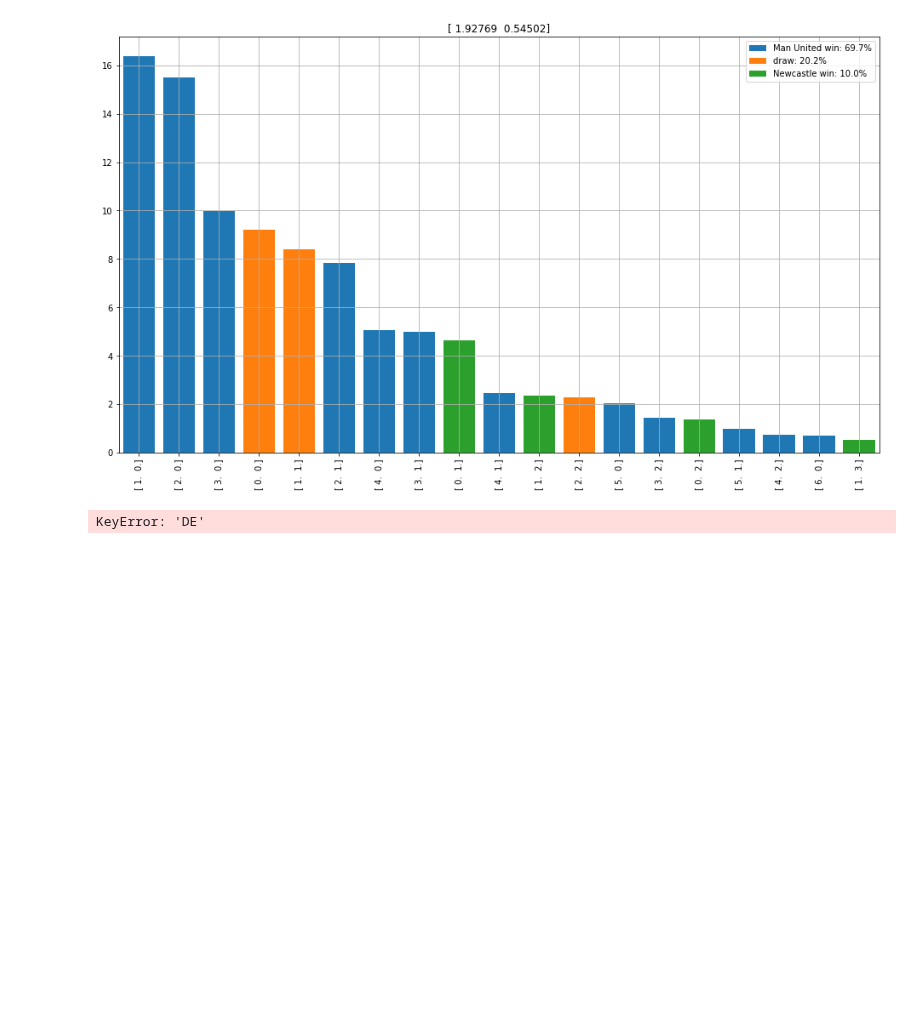
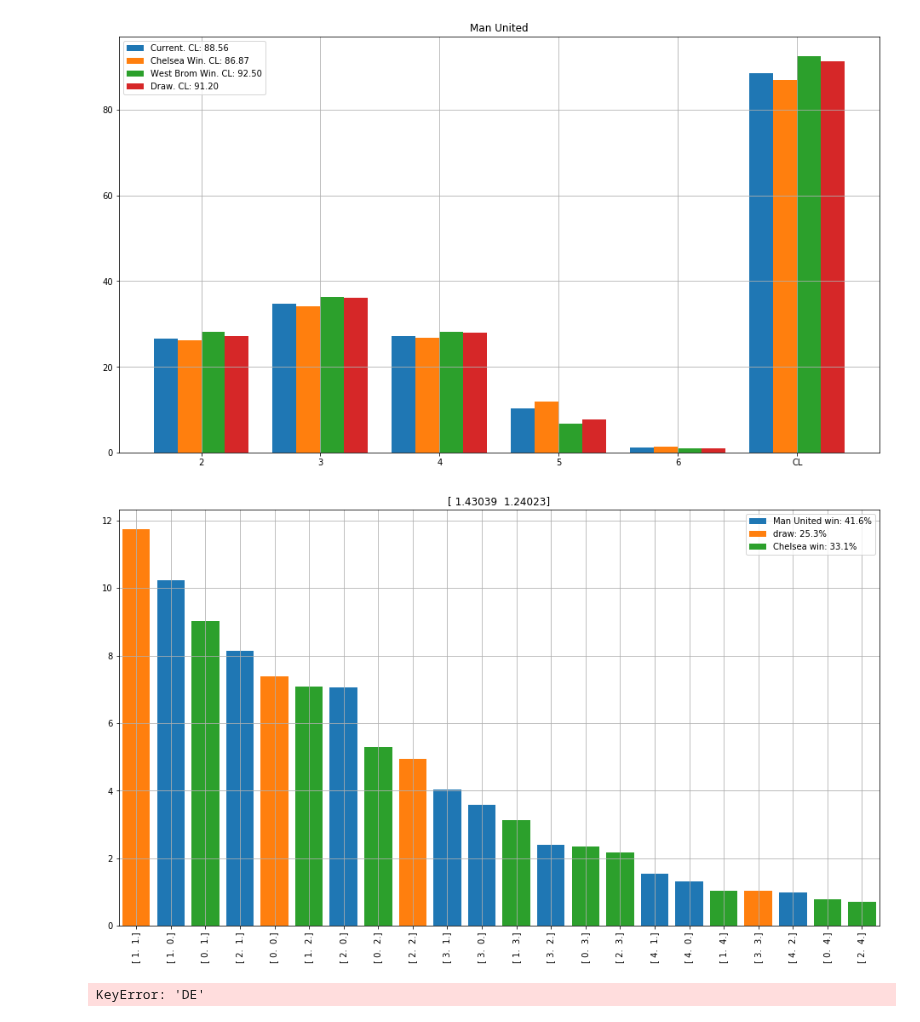
Before and after one commit to tchnvkng/python_notebooks, a Jupyter notebook: premier_league/pl2.ipynb, the cells around one changed output. Drawn from its saved outputs; the diff is of its cells as text; code cells hidden in the pictures; blank space fills up the shorter version.

```diff
--- a/premier_league/pl2.ipynb
+++ b/premier_league/pl2.ipynb
@@ -87,7 +82,11 @@ PremierLeague.what_if('Newcastle v Man United',ref_team='Man United')
+# %%
+PremierLeague.what_if('Chelsea v West Brom',ref_team='Man United')
+# %% [output]
+[figure, added]
 # %%
-teams['Man United']+teams['Newcastle']
+teams['Man United']+teams['Chelsea']
 # %% [output]
-[figure, old version]
+[figure, new version]
 # %%
 TeamSet={x:teams[x] for x in teams if teams[x].means()[0]>=1 and teams[x].country=='EN'}
 #GoodTeams={x:teams[x] for x in teams if teams[x].means()[0]>=1.2}
```
Also changed, not shown: parts of 6 cells of this notebook, 1 other file.
